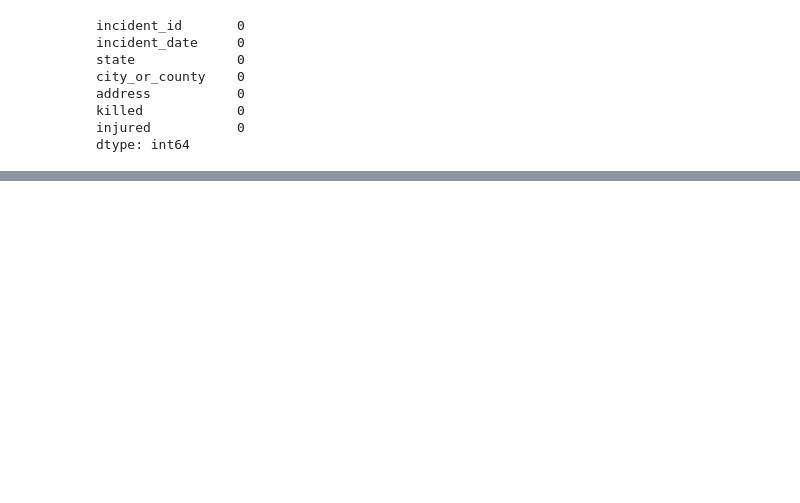
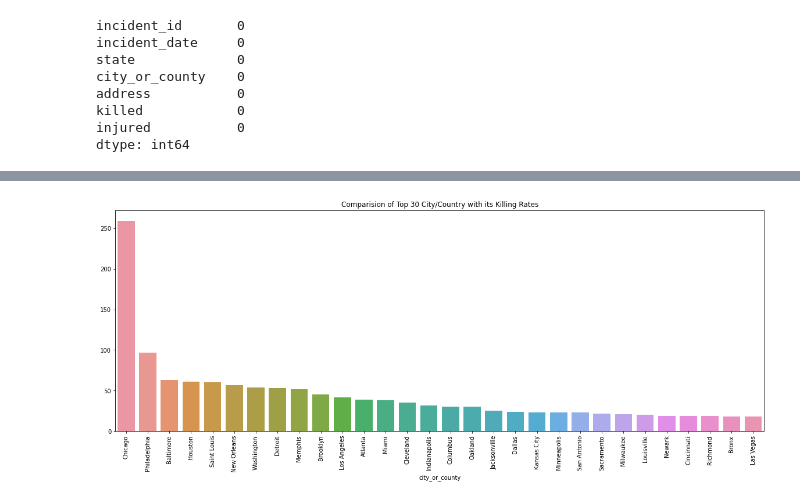
Before and after one commit to everydaycodings/Data-Science-End-To-End-Notebook-Project, a Jupyter notebook: EDA_On_U.S._Gun_Violence_Records_2014-2021.ipynb, the cells around one changed output, grey strips where cells are left out. Cells and saved outputs as stored; diff of their text form; code cells hidden in the pictures; blank space fills up the shorter version.

```diff
--- a/EDA_On_U.S._Gun_Violence_Records_2014-2021.ipynb
+++ b/EDA_On_U.S._Gun_Violence_Records_2014-2021.ipynb
@@ -60,0 +92,9 @@ plt.show()
+# %%
+top30_killed_rates = data.groupby("city_or_county")["killed"].count().sort_values(ascending=False).head(30)
+plt.figure(figsize=(20,7))
+sns.barplot(x=top30_killed_rates.index, y=top30_killed_rates.values)
+plt.title('Comparision of Top 30 City/Country with its Killing Rates')
+plt.xticks(rotation=90)
+plt.show()
+# %% [output]
+[figure, added]
```
Also changed, not shown: parts of 12 cells of this notebook.
